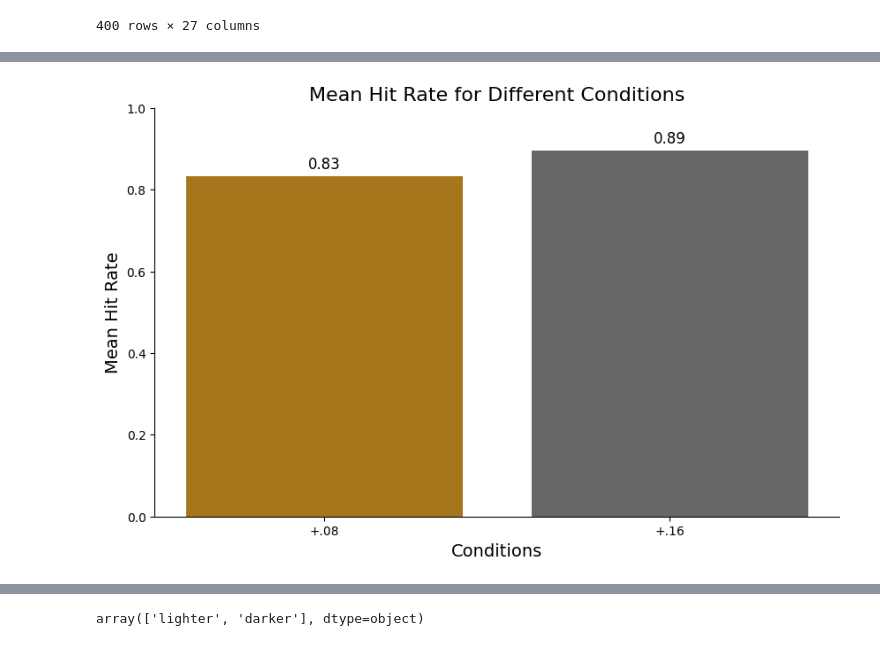
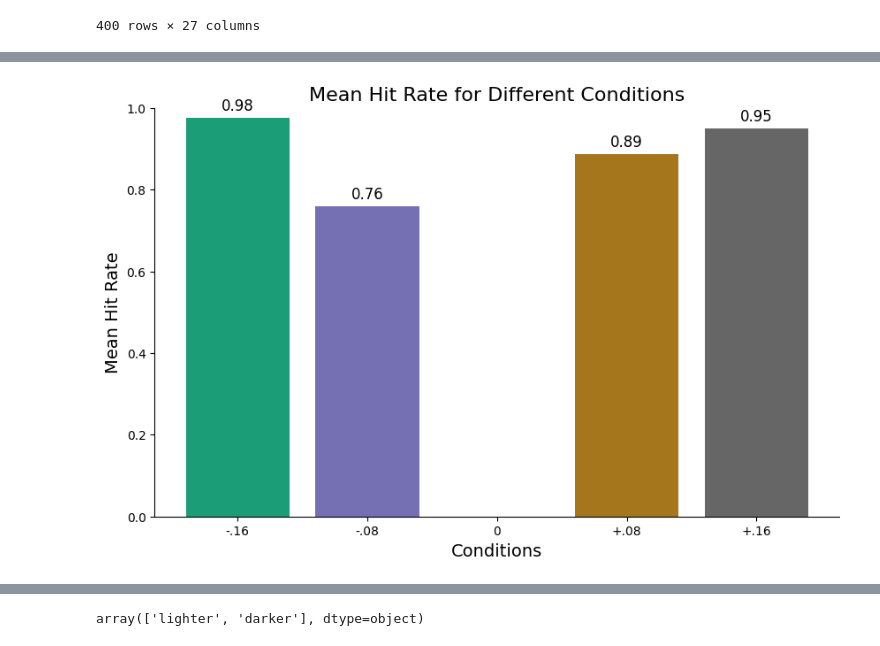
Before and after one commit to WiegerScheurer/physicspred, a Jupyter notebook: Notebooks/luminance_results.ipynb, the cells around one changed output, grey strips where cells are left out. Cells and saved outputs as stored; diff of their text form; code cells hidden in the pictures.

```diff
--- a/Notebooks/luminance_results.ipynb
+++ b/Notebooks/luminance_results.ipynb
@@ -528,3 +540,17 @@ def create_psychometric_plots(data, title=None, prob_ylim=None, rt_ylim=None,
+# %%
+# Define the mapping function
+def transform_ball_color_change(df):
+    df['rank'] = df['ball_color_change'].rank(method='dense')
+
+    mapping = {
+        1: -2,
+        2: -1,
+        3: 0,
+        4: 1,
+        5: 2
+    }
+    df['ball_color_change'] = df['rank'].map(mapping)
+    return df
 # %%
 testdf = get_data(subject="sub-527524", task="ball_hue") # mingyao, gok ik
 
@@ -550,14 +620,20 @@ import colormaps as cmaps
 # all_sub_names = ["653250", "303045", "189554", "893176", "418891"]
 # all_sub_names = ["303045", "189554", "893176", "418891"]
 # all_sub_names = ["277924", "470283"]
-all_sub_names = ["686807soepjes", "823998soeoe"]
+# all_sub_names = ["686807soepjes", "823998soeoe"]
+all_sub_names = ["686807soepjes", "823998soeoe","653250", "303045", "189554", "893176", "418891", "303045", "189554", "893176", "418891","277924", "470283", "831176P"]
+# all_sub_names = ["686807soepjes", "823998soeoe", "831176P"]
+
 sub_stack = pd.DataFrame()
 
 for sub_idx, sub in enumerate(all_sub_names):
     this_sub = get_data(subject=f"sub-{sub}", task="ball_hue")
+    this_sub = transform_ball_color_change(this_sub)
     sub_stack = pd.concat([sub_stack, this_sub])
 
 sub_stack.reset_index(inplace=True, drop=True)
+
+print(sub_stack["ball_color_change"].unique())
 # sub_stack
 
 # testdf = get_data(subject="sub-323481", task="ball_hue") # This one is faulty, because of the feedback freq, many times no answer was given
@@ -575,7 +651,10 @@ sub_stack.reset_index(inplace=True, drop=True)
 # testdf = get_data(subject="sub-470283", task="ball_hue") # dota, 191 lighter, 196 darker
 # testdf = get_data(subject="sub-686807soepjes", task="ball_hue") # ikzelf voor luminance check
 # testdf = get_data(subject="sub-823998soeoe", task="ball_hue") # ikzelf weer voor luminance check
-testdf = sub_stack
+testdf = get_data(subject="sub-831176P", task="ball_hue") # paulo
+testdf = transform_ball_color_change(testdf)
+
+# testdf = sub_stack
 
 # testdf = get_data(subject=None, task="ball_hue")
 # testdf = testdf[(testdf["response"] == "lighter") | (testdf["response"] == "darker")] # Only take valid responses
@@ -587,7 +666,7 @@ _ = create_psychometric_plots(data=testdf,
                               prob_ylim=(-.15, 1.15),
                               # prob_ylim=(.05 ,1),
                             #   rt_ylim=(0.45, 1),
-                              prob_poly_fit=True,
+                              prob_poly_fit=3,
                               # rt_gaussian_fit=1,
                               rt_poly_fit=2,
                               split_hypotheses=True,
@@ -707,10 +842,10 @@ import matplotlib.colors as mcolors
 # mean_accuracy_ic = ic["accuracy"].mean()
 # mean_accuracy_ii = ii["accuracy"].mean()
 
-darkest = testdf[testdf["ball_color_change"] == -0.16]
-lightest = testdf[testdf["ball_color_change"] == 0.16]
-darker = testdf[testdf["ball_color_change"] == -0.08]
-lighter = testdf[testdf["ball_color_change"] == 0.08]
+darkest = testdf[testdf["ball_color_change"] == -2]
+lightest = testdf[testdf["ball_color_change"] == 2]
+darker = testdf[testdf["ball_color_change"] == -1]
+lighter = testdf[testdf["ball_color_change"] == 1]
 equal = testdf[testdf["ball_color_change"] == 0]
 
 mean_darkest = darkest["accuracy"].mean()
@@ -728,34 +863,34 @@ mean_accuracy_values = [mean_darkest, mean_darker, mean_equal, mean_lighter, mea
 hypotheses = ['-.16', '-.08', '0', '+.08', '+.16']
 
 color_spectrum = plt.get_cmap('Dark2')
 norm = mcolors.Normalize(vmin=0, vmax=len(hypotheses) - 1)
 
 colors = [color_spectrum(norm(col_no)) for col_no in range(len(hypotheses))]
 
 # Create a bar plot
 plt.figure(figsize=(10, 6))
 bars = plt.bar(hypotheses, mean_accuracy_values, color=colors)
 
 # Add value labels on top of the bars
 for bar in bars:
     yval = bar.get_height()
     plt.text(bar.get_x() + bar.get_width()/2, yval + 0.01, round(yval, 2), ha='center', va='bottom', fontsize=12)
 
 # Customize the plot
 plt.title('Mean Hit Rate for Different Conditions', fontsize=16)
 plt.xlabel('Conditions', fontsize=14)
 plt.ylabel('Mean Hit Rate', fontsize=14)
 plt.ylim(0, 1)  # Since accuracy is a proportion, the y-axis should be between 0 and 1
 
 # Remove the top and right spines
 ax = plt.gca()
 ax.spines['right'].set_visible(False)
 ax.spines['top'].set_visible(False)
 
 # Show the plot
 plt.show()
 # %% [output]
-[figure, old version]
+[figure, new version]
 # %%
 import matplotlib.pyplot as plt
 import seaborn as sns
```
Also changed, not shown: parts of 11 cells of this notebook, 15 other files.
